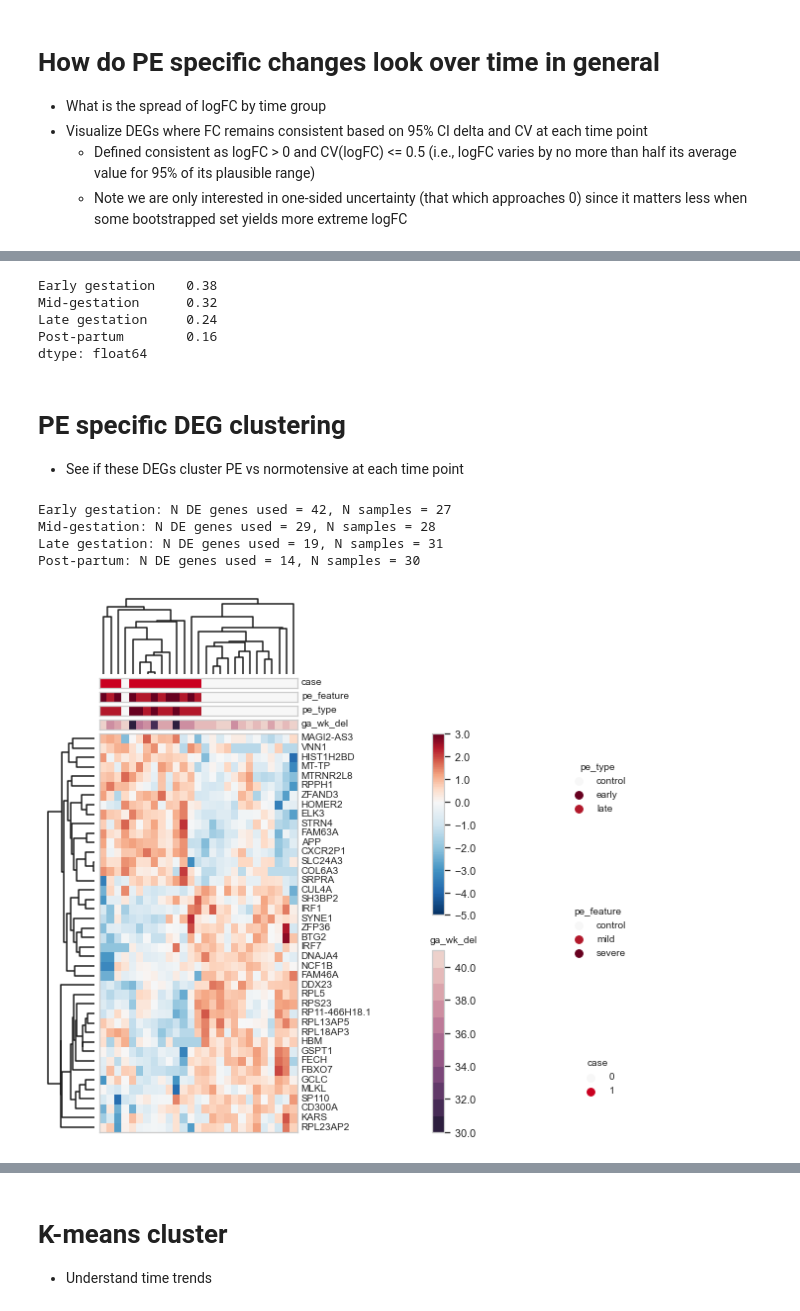
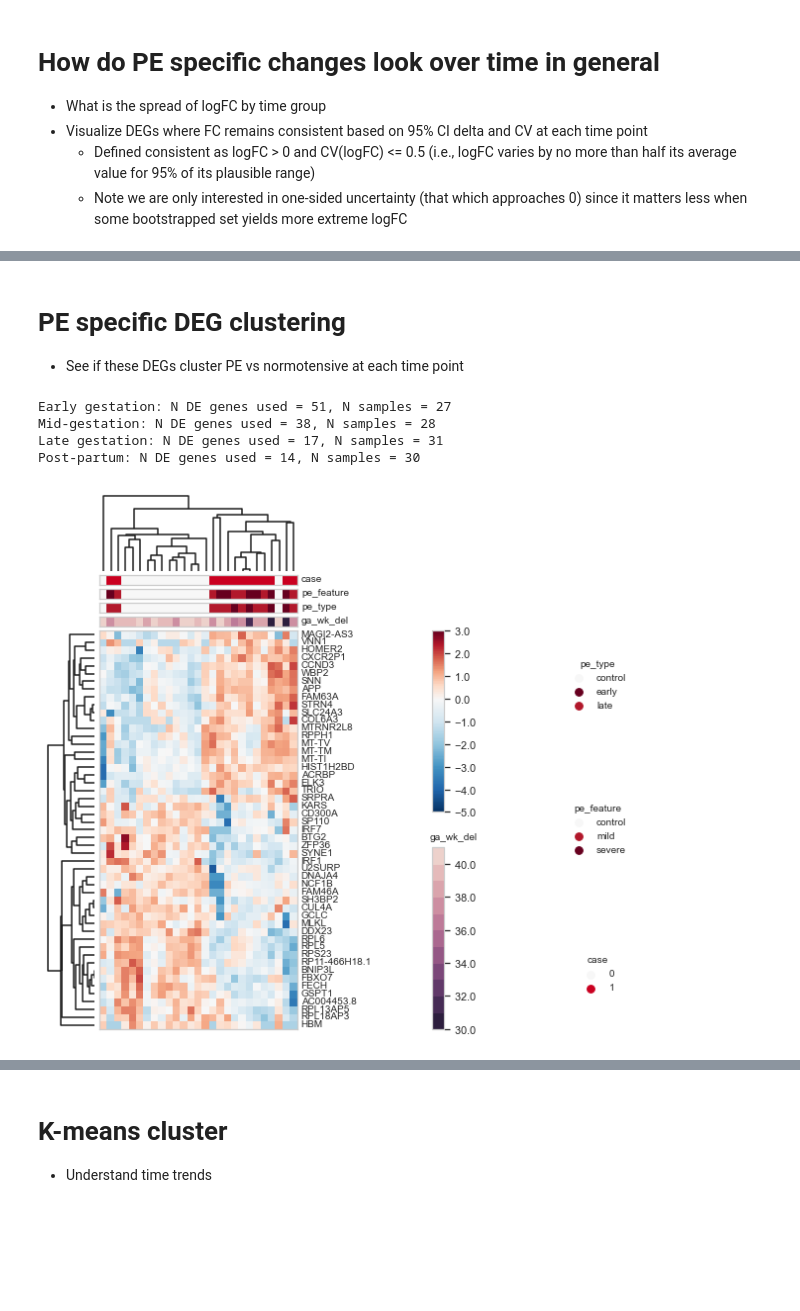
Before and after one commit to miramou/pe_cfrna, a Jupyter notebook: analysis/2.1_DE_Viz.ipynb, the cells around one changed output, grey strips where cells are left out. Drawn from its saved outputs; the diff is of its cells as text; code cells hidden in the pictures; blank space fills up the shorter version.

Commit message:
saved figures, modified code to work with updated rnaseq + meta class

```diff
--- a/analysis/2.1_DE_Viz.ipynb
+++ b/analysis/2.1_DE_Viz.ipynb
@@ -17,8 +14,10 @@ The autoreload extension is already loaded. To reload it, use:
     * Both general changes over time in preg
     * PE specific changes over time in preg
 # %%
-rnaseq = rnaseq_data("../../data/rnaseq_discovery_data/htseq_postQC.csv", "../../data/rnaseq_discovery_data/TMM_postQC.csv", mygene_db = mygene.MyGeneInfo())
-meta = read_sample_meta_table("../../data/rnaseq_discovery_data/sample_meta_postQC.csv")
+all_data = rnaseq_and_meta_data("../../data/rnaseq_discovery_data/sample_meta_postQC.csv",
+                                 "../../data/rnaseq_discovery_data/htseq_postQC.csv",
+                                 "../../data/rnaseq_discovery_data/TMM_postQC.csv",
+                                mygene_db = mygene.MyGeneInfo())
 
 de_PE = de_data("out/de/DE_PEspecific_changes_over_gestation.csv", alpha = 0.05, de_type = 'PE preg changes')
 # %% [output]
@@ -140,18 +122,10 @@ Post-partum: 11 genes have CV greater than cutoff
-# %%
-np.round((np.sum(term_logFC_sig.CV <= 1) / term_logFC_sig.CV.shape[0]), 2)
-# %% [output]
-Early gestation    0.38
-Mid-gestation      0.32
-Late gestation     0.24
-Post-partum        0.16
-dtype: float64
 # %% [markdown]
 # PE specific DEG clustering
 * See if these DEGs cluster PE vs normotensive at each time point
 # %%
 ## Normalize data for plotting using zscorse
 #Get 1 sample per subj per time_group
-samples_term = {term_labels[time_group] : meta_term.drop_duplicates(subset = 'subject', keep = 'first').index.to_list() for time_group, meta_term in meta.groupby('term')}
+samples_term = {term_labels[time_group] : meta_term.drop_duplicates(subset = 'subject', keep = 'first').index.to_list() for time_group, meta_term in all_data.meta.groupby('term')}
 
 zscores_by_term = {}
 pe_sig_terms = {}
@@ -161,7 +135,7 @@ max_zscore = None
 
 for time_group, samples in samples_term.items():
     #Zscore scale data
-    logCPM_term = rnaseq.logCPM.loc[:, samples].T
+    logCPM_term = all_data.rnaseq.logCPM.loc[:, samples].T
     zscores_by_term[time_group] = preprocess_data(StandardScaler().fit(logCPM_term), logCPM_term).T
 
     #Get genes that pass CV and logFC threshold
@@ -176,21 +150,22 @@ for time_group, samples in samples_term.items():
 # %%
 cmaps = {"case" : make_color_map("", ['#f7f7f7', '#ca0020']),
          'pe_feature' : make_color_map("", pe_feat_palette),
         "pe_type" : make_color_map("", pe_type_palette),
-        "ga_wk_del" : make_color_map("", sns.cubehelix_palette(len(meta.ga_wk_del.unique()), reverse = True).as_hex())}
+        "ga_wk_del" : make_color_map("", sns.cubehelix_palette(len(all_data.meta.ga_wk_del.unique()), reverse = True).as_hex())}
 
 zscore_cbar_params = {'min' : np.floor(min_zscore), 'mid' : 0, 'max' : np.ceil(max_zscore)} #So that color bar is consistent across figures
 
 for time_group, samples in samples_term.items():
-    meta_term = meta.loc[samples]
+    meta_term = all_data.meta.loc[samples]
     meta_term.loc[:, 'case'] = meta_term.case.astype(str)
 
     zscores_to_plot = zscores_by_term[time_group].loc[pe_sig_terms[time_group], :].reset_index('gene_num', drop = True)
     print("%s: N DE genes used = %d, N samples = %s" % (time_group, zscores_to_plot.shape[0], meta_term.shape[0]))
     fig, _ = nhm_plot_heatmap(zscores_to_plot, dfc = meta_term.loc[:, list(cmaps.keys())], cmaps = cmaps, center_args = zscore_cbar_params)
+    save_figure_pdf(fig, 'out/de/viz/' + time_group.replace(" ", "_") + "_cluster.pdf")
 # %% [output]
-Early gestation: N DE genes used = 42, N samples = 27
-Mid-gestation: N DE genes used = 29, N samples = 28
-Late gestation: N DE genes used = 19, N samples = 31
+Early gestation: N DE genes used = 51, N samples = 27
+Mid-gestation: N DE genes used = 38, N samples = 28
+Late gestation: N DE genes used = 17, N samples = 31
 Post-partum: N DE genes used = 14, N samples = 30
-[figure, old version]
+[figure, new version]
```
Also changed, not shown: parts of 11 cells of this notebook.
